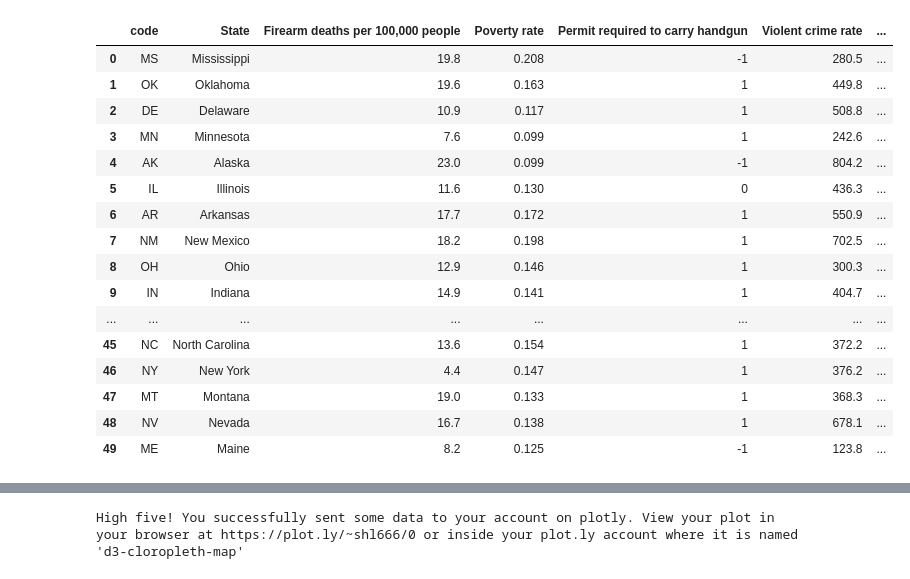
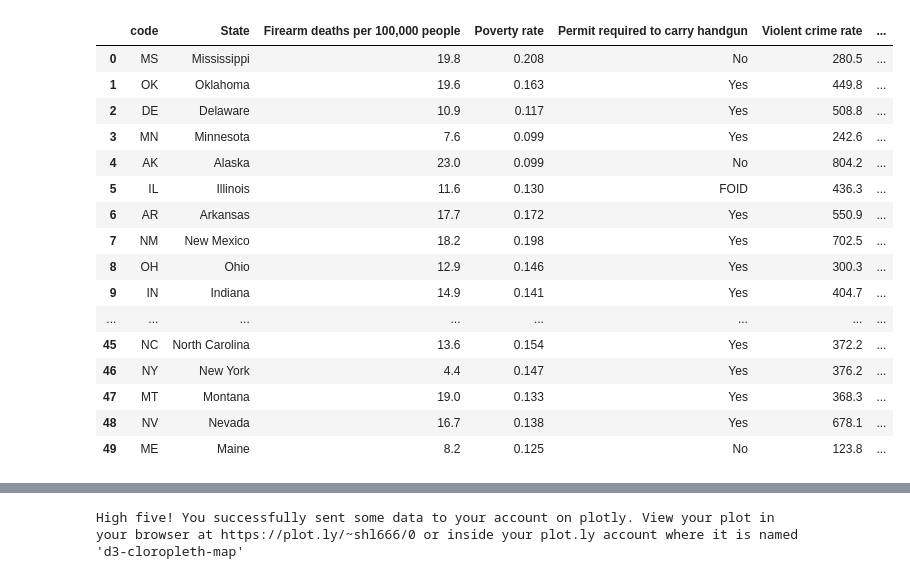
Before and after one commit to KennySitu/Team_Two_But_-1_In_Standings, a Jupyter notebook: Visualization/Visualization.ipynb, the cells around one changed output, grey strips where cells are left out. Cells and saved outputs as stored; diff of their text form; code cells hidden in the pictures.

```diff
--- a/Visualization/Visualization.ipynb
+++ b/Visualization/Visualization.ipynb
@@ -53,28 +53,28 @@ us_state_abbrev = {
 }
 # %%
 import pandas as pd
-df = pd.read_csv('data/gunshot.csv')
+df = pd.read_csv('../data/gunshot.csv')
 df['Poverty rate'] = df['Poverty rate'].str.rstrip('%').astype('float') / 100.0
-df['Permit required to carry handgun'] = df['Permit required to carry handgun'].replace('No',-1).replace('Yes',1).replace('FOID',0)
+df['Permit required to carry handgun'] = df['Permit required to carry handgun']#.replace('No',-1).replace('Yes',1).replace('FOID',0)
 df.insert(loc=0, column='code', value=[us_state_abbrev[i] for i in df['State']])
 df
 # %% [output]
 |  | code | State | Firearm deaths per 100,000 people | Poverty rate | Permit required to carry handgun | Violent crime rate | ... |
-| 0 | MS | Mississippi | 19.8 | 0.208 | -1 | 280.5 | ... |
-| 1 | OK | Oklahoma | 19.6 | 0.163 | 1 | 449.8 | ... |
-| 2 | DE | Delaware | 10.9 | 0.117 | 1 | 508.8 | ... |
-| 3 | MN | Minnesota | 7.6 | 0.099 | 1 | 242.6 | ... |
-| 4 | AK | Alaska | 23.0 | 0.099 | -1 | 804.2 | ... |
-| 5 | IL | Illinois | 11.6 | 0.130 | 0 | 436.3 | ... |
-| 6 | AR | Arkansas | 17.7 | 0.172 | 1 | 550.9 | ... |
-| 7 | NM | New Mexico | 18.2 | 0.198 | 1 | 702.5 | ... |
-| 8 | OH | Ohio | 12.9 | 0.146 | 1 | 300.3 | ... |
-| 9 | IN | Indiana | 14.9 | 0.141 | 1 | 404.7 | ... |
+| 0 | MS | Mississippi | 19.8 | 0.208 | No | 280.5 | ... |
+| 1 | OK | Oklahoma | 19.6 | 0.163 | Yes | 449.8 | ... |
+| 2 | DE | Delaware | 10.9 | 0.117 | Yes | 508.8 | ... |
+| 3 | MN | Minnesota | 7.6 | 0.099 | Yes | 242.6 | ... |
+| 4 | AK | Alaska | 23.0 | 0.099 | No | 804.2 | ... |
+| 5 | IL | Illinois | 11.6 | 0.130 | FOID | 436.3 | ... |
+| 6 | AR | Arkansas | 17.7 | 0.172 | Yes | 550.9 | ... |
+| 7 | NM | New Mexico | 18.2 | 0.198 | Yes | 702.5 | ... |
+| 8 | OH | Ohio | 12.9 | 0.146 | Yes | 300.3 | ... |
+| 9 | IN | Indiana | 14.9 | 0.141 | Yes | 404.7 | ... |
 | ... | ... | ... | ... | ... | ... | ... | ... |
-| 45 | NC | North Carolina | 13.6 | 0.154 | 1 | 372.2 | ... |
-| 46 | NY | New York | 4.4 | 0.147 | 1 | 376.2 | ... |
-| 47 | MT | Montana | 19.0 | 0.133 | 1 | 368.3 | ... |
-| 48 | NV | Nevada | 16.7 | 0.138 | 1 | 678.1 | ... |
-| 49 | ME | Maine | 8.2 | 0.125 | -1 | 123.8 | ... |
+| 45 | NC | North Carolina | 13.6 | 0.154 | Yes | 372.2 | ... |
+| 46 | NY | New York | 4.4 | 0.147 | Yes | 376.2 | ... |
+| 47 | MT | Montana | 19.0 | 0.133 | Yes | 368.3 | ... |
+| 48 | NV | Nevada | 16.7 | 0.138 | Yes | 678.1 | ... |
+| 49 | ME | Maine | 8.2 | 0.125 | No | 123.8 | ... |
 # %%
 import seaborn as sns
```
Also changed, not shown: parts of 3 cells of this notebook.
